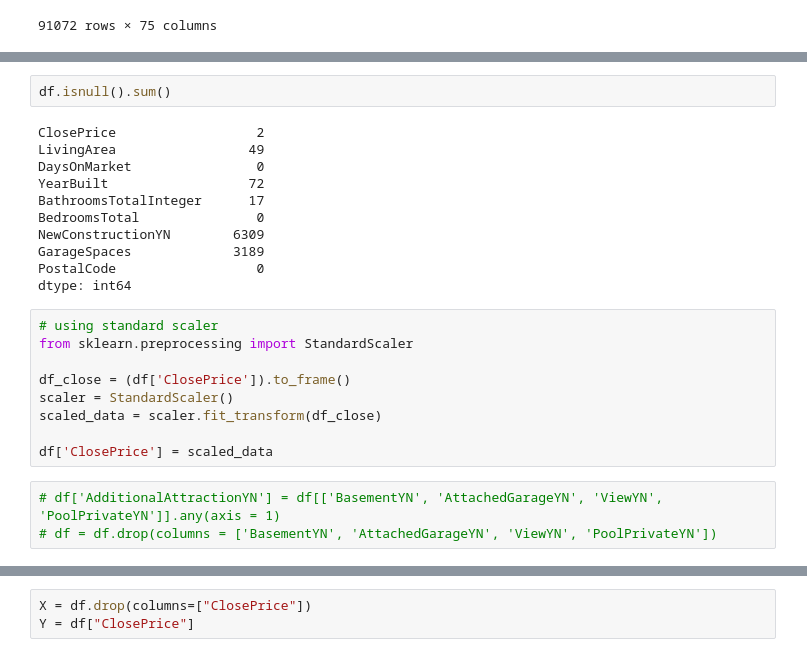
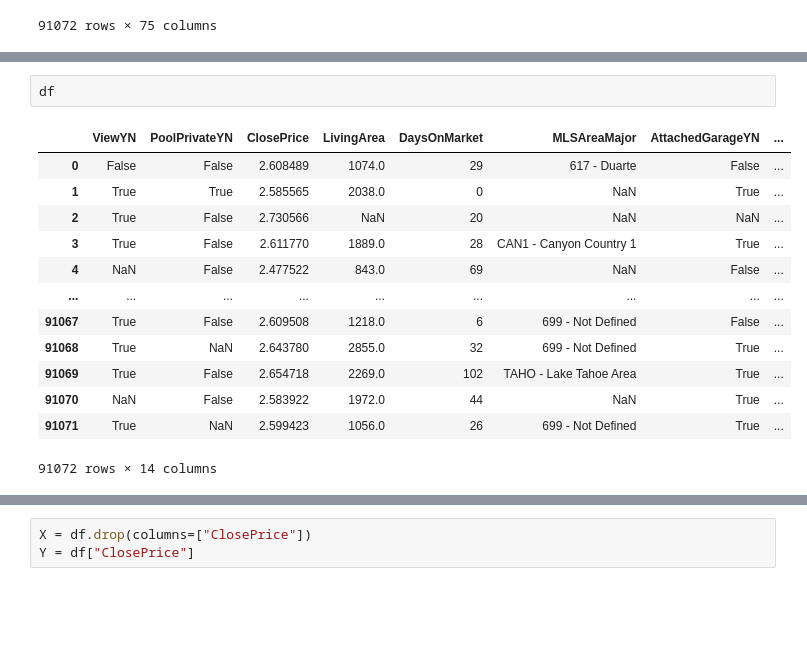
Before and after one commit to bbousquette1/IDX-Exchange-DS16-Winter2025, a Jupyter notebook: annabelleXGBOOST.ipynb, the cells around one changed output, grey strips where cells are left out. Cells and saved outputs as stored; diff of their text form; blank space fills up the shorter version.

```diff
--- a/annabelleXGBOOST.ipynb
+++ b/annabelleXGBOOST.ipynb
@@ -64,28 +70,19 @@ df
 # %%
-df.isnull().sum()
+df
 # %% [output]
+|  | ViewYN | PoolPrivateYN | ClosePrice | LivingArea | DaysOnMarket | MLSAreaMajor | AttachedGarageYN | ... |
+| 0 | False | False | 2.608489 | 1074.0 | 29 | 617 - Duarte | False | ... |
+| 1 | True | True | 2.585565 | 2038.0 | 0 | NaN | True | ... |
+| 2 | True | False | 2.730566 | NaN | 20 | NaN | NaN | ... |
+| 3 | True | False | 2.611770 | 1889.0 | 28 | CAN1 - Canyon Country 1 | True | ... |
+| 4 | NaN | False | 2.477522 | 843.0 | 69 | NaN | False | ... |
+| ... | ... | ... | ... | ... | ... | ... | ... | ... |
+| 91067 | True | False | 2.609508 | 1218.0 | 6 | 699 - Not Defined | False | ... |
+| 91068 | True | NaN | 2.643780 | 2855.0 | 32 | 699 - Not Defined | True | ... |
+| 91069 | True | False | 2.654718 | 2269.0 | 102 | TAHO - Lake Tahoe Area | True | ... |
+| 91070 | NaN | False | 2.583922 | 1972.0 | 44 | NaN | True | ... |
+| 91071 | True | NaN | 2.599423 | 1056.0 | 26 | 699 - Not Defined | True | ... |
-ClosePrice                  2
-LivingArea                 49
-DaysOnMarket                0
-YearBuilt                  72
-BathroomsTotalInteger      17
-BedroomsTotal               0
-NewConstructionYN        6309
-GarageSpaces             3189
-PostalCode                  0
-dtype: int64
+91072 rows × 14 columns
-# %%
-# using standard scaler
-from sklearn.preprocessing import StandardScaler
-
-df_close = (df['ClosePrice']).to_frame()
-scaler = StandardScaler()
-scaled_data = scaler.fit_transform(df_close)
-
-df['ClosePrice'] = scaled_data
-# %%
-# df['AdditionalAttractionYN'] = df[['BasementYN', 'AttachedGarageYN', 'ViewYN', 'PoolPrivateYN']].any(axis = 1)
-# df = df.drop(columns = ['BasementYN', 'AttachedGarageYN', 'ViewYN', 'PoolPrivateYN'])
 # %%
 df.isnull().sum()
 # %% [output]
```
Also changed, not shown: parts of 23 cells of this notebook.
